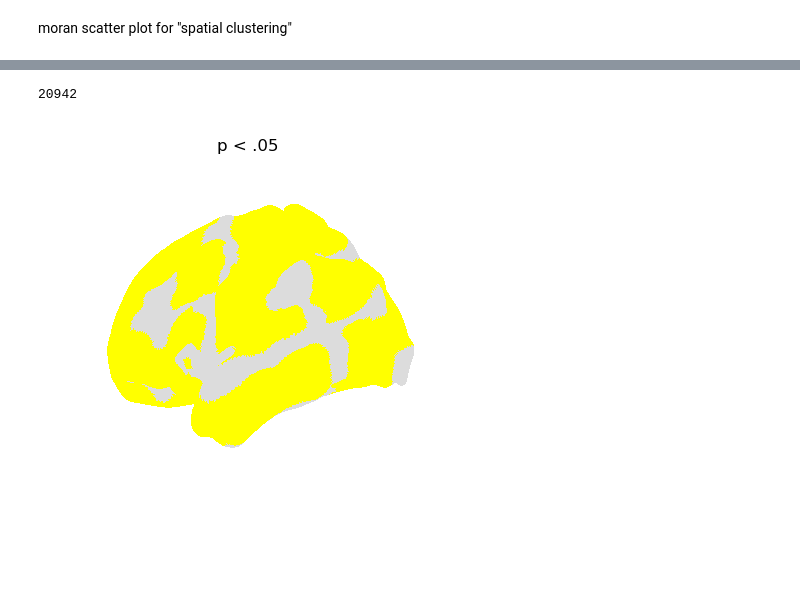
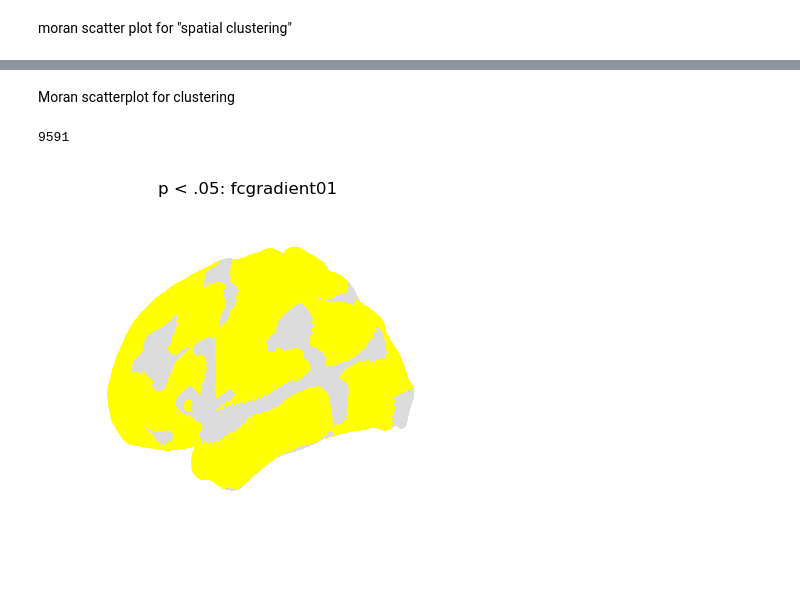
Before and after one commit to shyu2kko/spatial, a Jupyter notebook: spatial_autocorrelation.ipynb, the cells around one changed output, grey strips where cells are left out. Saved outputs shown, nothing was run; the diff lists cells and outputs as text; code cells hidden in the pictures; blank space fills up the shorter version.

```diff
--- a/spatial_autocorrelation.ipynb
+++ b/spatial_autocorrelation.ipynb
@@ -30,14 +30,14 @@ import neuromaps.datasets
 fc1 = neuromaps.datasets.fetch_annotation(source = 'margulies2016', desc='fcgradient01')
 myelin = neuromaps.datasets.fetch_annotation(source = 'hcps1200', desc = 'myelinmap')
 
-sig1 = nb.load(fc1[0]); sig1 = sig1.darrays[0].data
-sig2 = nb.load(myelin[0]); sig2 = sig2.darrays[0].data
+map1 = nb.load(fc1[0]); map1 = map1.darrays[0].data
+map2 = nb.load(myelin[0]); map2 = map2.darrays[0].data
 # %% [markdown]
 global autocorrelation and spatial lag
 # %%
 # spatial lag
-y1 = np.asarray(sig1,dtype='float64')
-y2 = np.asarray(sig2,dtype='float64')
+y1 = np.asarray(map1,dtype='float64')
+y2 = np.asarray(map2,dtype='float64')
 y_slag1 = libpysal.weights.lag_spatial(W, y1)
 y_slag2 = libpysal.weights.lag_spatial(W, y2)
 
@@ -109,8 +134,8 @@ plt.show()
 # %%
 # local moran
-local_I = esda.Moran_Local(y, W)
-p = plot_surf(src['L'], local_I.Is, colorbar=True, cmap = 'bwr', vmin = -1, vmax = 1, cbar_tick_format='%1.2f')
-p.suptitle('autocorrelation of attribute')
+local_I1 = esda.Moran_Local(y1, W)
+p = plot_surf(src['L'], local_I1.Is, colorbar=True, cmap = 'bwr', vmin = -1, vmax = 1, cbar_tick_format='%1.2f')
+p.suptitle('autocorrelation of fcgradient01')
 p.show()
 
 # looks right, queen contiguity weighting similar to distance matrix for meylin but pulls out stronger autocorrelation for gradient 1
@@ -119,3 +152,5 @@ p.show()
+# %% [markdown]
+Moran scatterplot for clustering
 # %%
 # quadrants !
 # 1 - HH
@@ -124,6 +159,7 @@ p.show()
 # 4 - HL
 
 #local_I.q
-(local_I.p_sim < 0.05).sum()
+#(local_I1.p_sim < 0.05).sum()
+(local_I2.p_sim < 0.05).sum()
 # %% [output]
-20942
+9591
@@ -135,0 +166,6 @@ diamond = sig * local_I.q==4
+# %%
+sig1 = local_I1.p_sim < 0.05
+hotspot1 = sig1 * local_I1.q==1
+coldspot1 = sig1 * local_I1.q==3
+doughnut1 = sig1 * local_I1.q==2
+diamond1 = sig1 * local_I1.q==4
@@ -136,10 +178,10 @@ diamond = sig * local_I.q==4
 # %%
 import matplotlib.colors
 
 significant = matplotlib.colors.ListedColormap(['gainsboro', 'yellow'])
 
-p = plot_surf(src['L'], sig, cmap = significant)
-p.suptitle('p < .05')
+p = plot_surf(src['L'], sig1, cmap = significant)
+p.suptitle('p < .05: fcgradient01')
 p.show()
 # %% [output]
-[figure, old version]
+[figure, new version]
```
Also changed, not shown: parts of 19 cells of this notebook.
